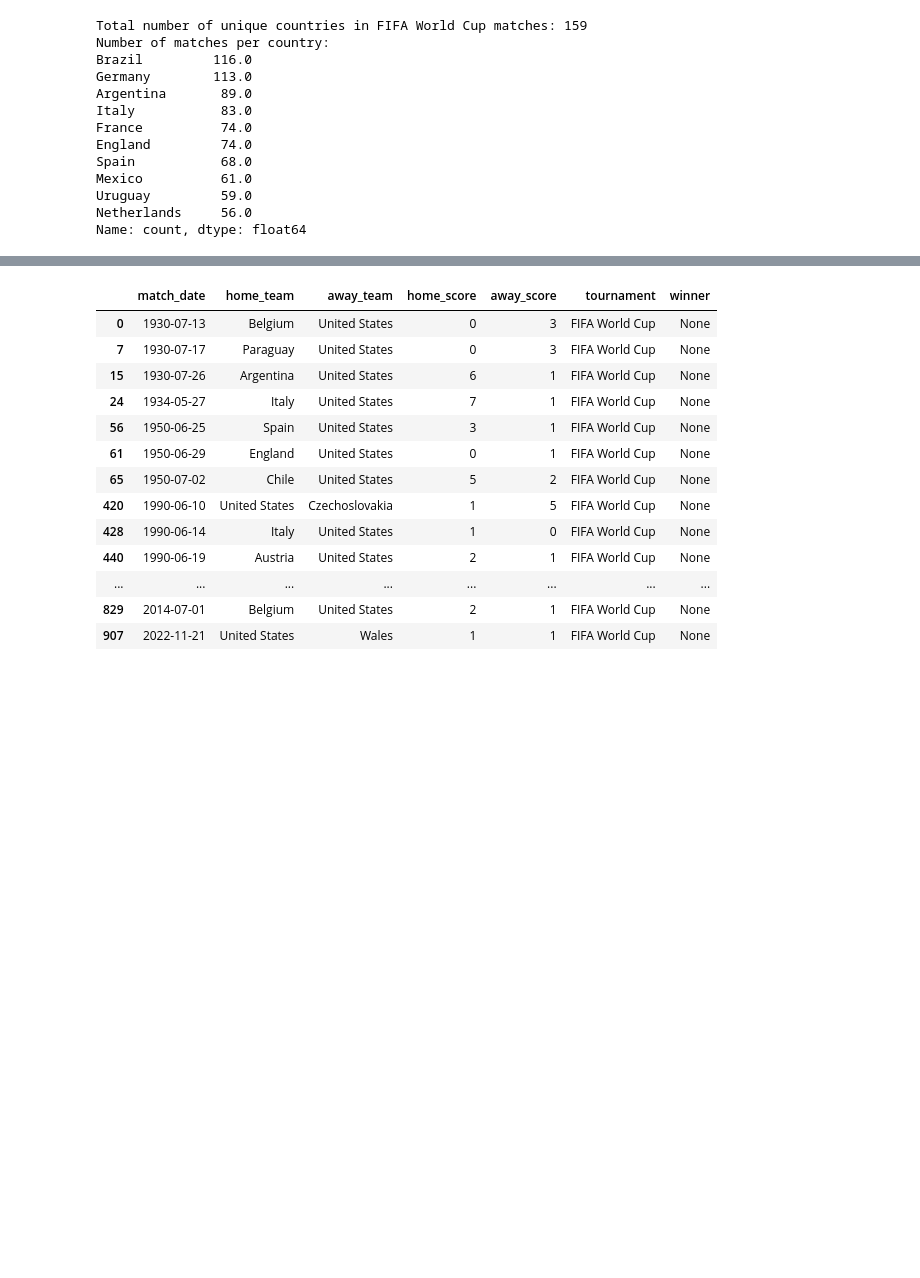
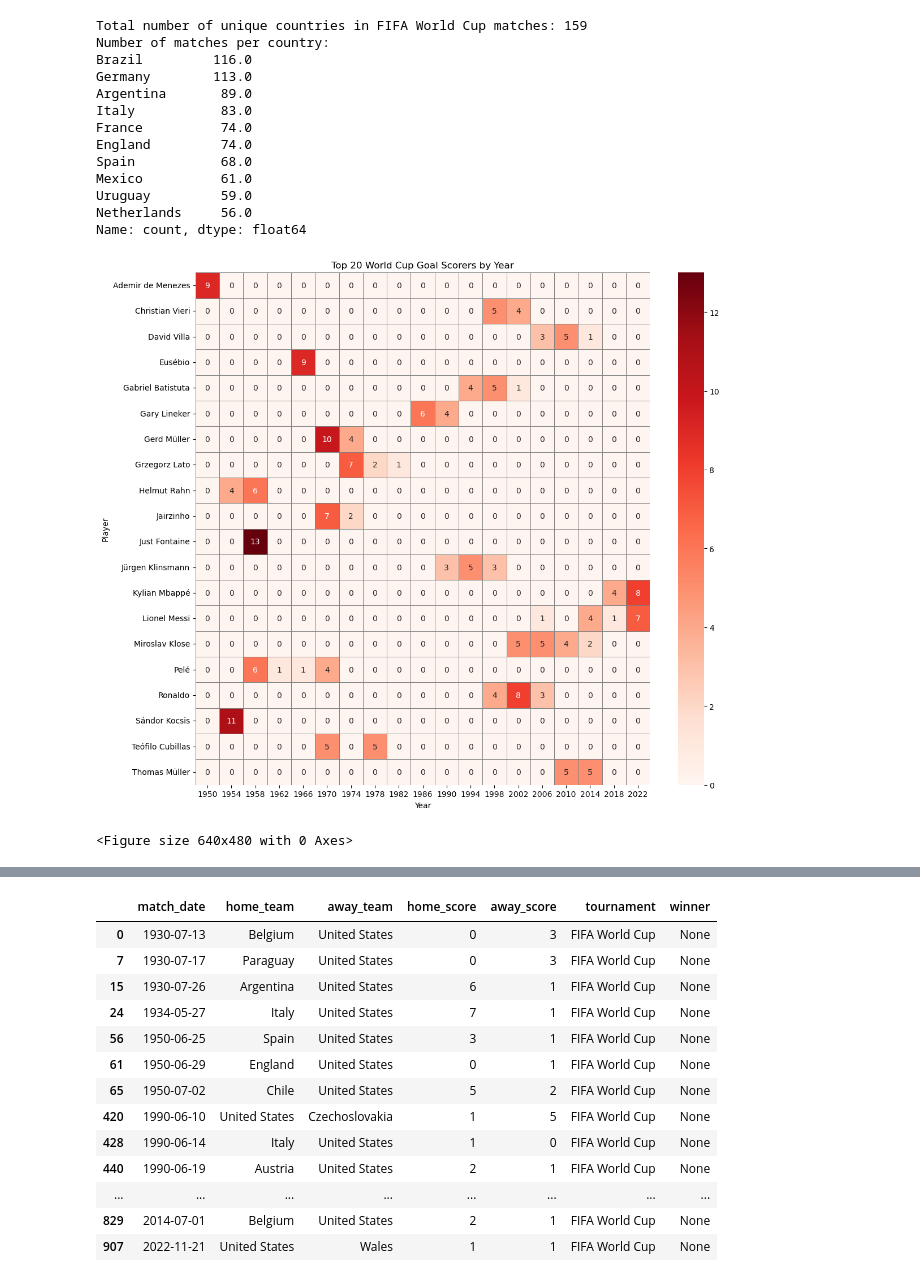
Before and after one commit to joelie1105/international_results_project, a Jupyter notebook: international_results.ipynb, the cells around one changed output, grey strips where cells are left out. Cells and saved outputs as stored; diff of their text form; code cells hidden in the pictures; blank space fills up the shorter version.

```diff
--- a/international_results.ipynb
+++ b/international_results.ipynb
@@ -142,14 +161,15 @@ max         31.00       21.00
 # %%
-# Changing the date format to datetime for all dataframes for consistency when joining or merging
+#Function to convert a specified column in a DataFrame to datetime format in case I add any dataframes later
 
-results['date'] = pd.to_datetime(results['date'], format='%Y-%m-%d')
-shootouts['date'] = pd.to_datetime(shootouts['date'], format= '%Y-%m-%d')
-goalscorers['date'] = pd.to_datetime(goalscorers['date'], format='%Y-%m-%d')
 
-#Function to convert a specified column in a DataFrame to datetime format in case I add any dataframes later
 def to_datetime(df, column='date', date_format='%Y-%m-%d'):
     """
     Converts a specified column in a DataFrame to datetime format.
     """
     df[column] = pd.to_datetime(df[column], format=date_format)
     return df
+
+
+to_datetime(results)
+to_datetime(shootouts)
+to_datetime(goalscorers)
@@ -327,6 +372,36 @@ Mexico          61.0
 Uruguay         59.0
 Netherlands     56.0
 Name: count, dtype: float64
+# %%
+# Filter for World Cup matches only
+wc_results = results[results['tournament'] == 'FIFA World Cup'][['date', 'home_team', 'away_team']]
+goals_wc = goalscorers.merge(wc_results, on=['date', 'home_team', 'away_team'], how='inner')
+
+# Extract year from match date
+goals_wc['year'] = goals_wc['date'].dt.year
+
+# Count goals per player per year
+player_year_goals = goals_wc.groupby(['scorer', 'year']).size().reset_index(name='goals')
+
+# Get top 20 scorers overall
+top20_scorers = player_year_goals.groupby('scorer')['goals'].sum().nlargest(20).index
+top20_data = player_year_goals[player_year_goals['scorer'].isin(top20_scorers)]
+
+# Pivot to create heatmap matrix
+pivot = top20_data.pivot(index='scorer', columns='year', values='goals').fillna(0)
+
+# Plot the heatmap
+plt.figure(figsize=(12, 10))
+sns.heatmap(pivot, cmap='Reds', annot=True, fmt='g', linewidths=0.5, linecolor='gray')
+plt.title('Top 20 World Cup Goal Scorers by Year')
+plt.xlabel('Year')
+plt.ylabel('Player')
+plt.tight_layout()
+plt.show()
+plt.savefig('top20_wc_scorers_heatmap.png')
+# %% [output]
+[figure, added]
+<Figure size 640x480 with 0 Axes>
 # %%
 #Plotting the top 30 countries with the most matches in FIFA World Cup
 #There are 30 countries in this graph to capture a couple countries that no longer exist (Czechoslovakia and Yugoslavia)
```
Also changed, not shown: parts of 21 cells of this notebook, 3 other files.
